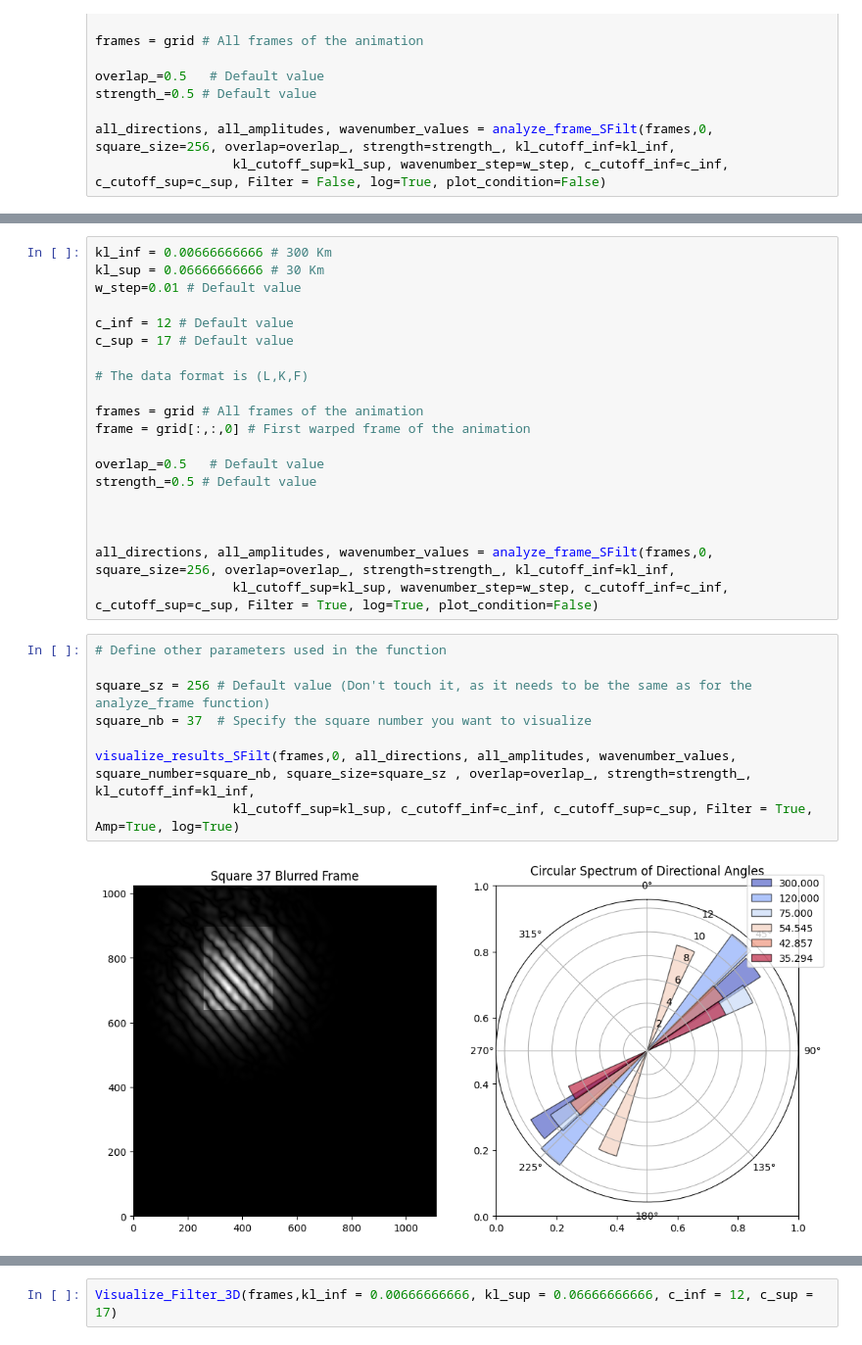
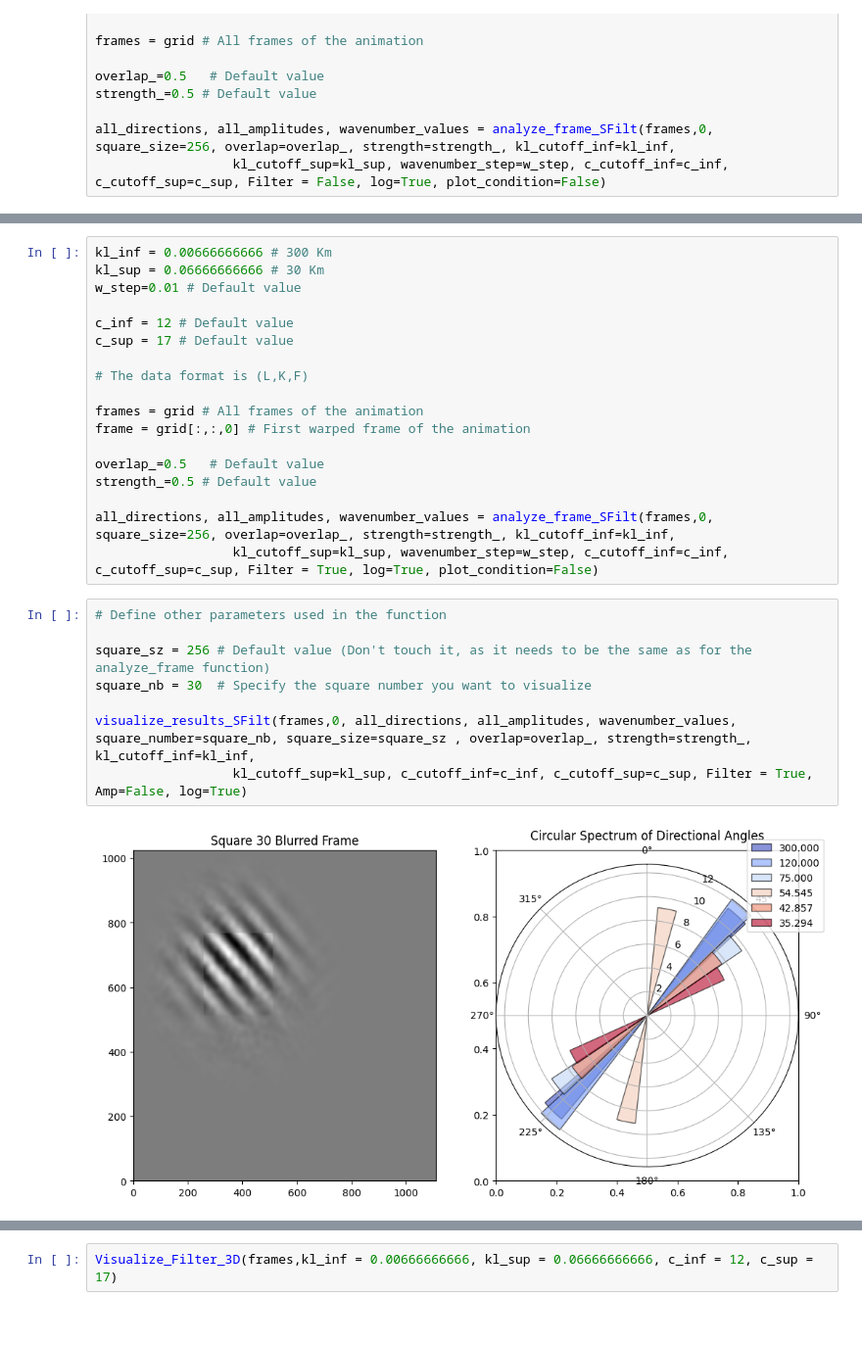
Before and after one commit to shenronUber/Stratocu-Waves-Jr, a Jupyter notebook: Synwave_warpmod_noadvection.ipynb, the cells around one changed output, grey strips where cells are left out. Shown at 98% size. Drawn from its saved outputs; the diff is of its cells as text.

```diff
--- a/Synwave_warpmod_noadvection.ipynb
+++ b/Synwave_warpmod_noadvection.ipynb
@@ -196,17 +196,15 @@ frame = grid[:,:,0] # First warped frame of the animation
 overlap_=0.5   # Default value
 strength_=0.5 # Default value
 
-
-
 all_directions, all_amplitudes, wavenumber_values = analyze_frame_SFilt(frames,0, square_size=256, overlap=overlap_, strength=strength_, kl_cutoff_inf=kl_inf,
                   kl_cutoff_sup=kl_sup, wavenumber_step=w_step, c_cutoff_inf=c_inf, c_cutoff_sup=c_sup, Filter = True, log=True, plot_condition=False)
 # %%
 # Define other parameters used in the function
 
 square_sz = 256 # Default value (Don't touch it, as it needs to be the same as for the analyze_frame function)
-square_nb = 37  # Specify the square number you want to visualize
+square_nb = 30  # Specify the square number you want to visualize
 
 visualize_results_SFilt(frames,0, all_directions, all_amplitudes, wavenumber_values, square_number=square_nb, square_size=square_sz , overlap=overlap_, strength=strength_, kl_cutoff_inf=kl_inf,
-                  kl_cutoff_sup=kl_sup, c_cutoff_inf=c_inf, c_cutoff_sup=c_sup, Filter = True, Amp=True, log=True)
+                  kl_cutoff_sup=kl_sup, c_cutoff_inf=c_inf, c_cutoff_sup=c_sup, Filter = True, Amp=False, log=True)
 # %% [output]
-[figure, old version]
+[figure, new version]
```
Also changed, not shown: parts of 3 cells of this notebook, 1 other file.
